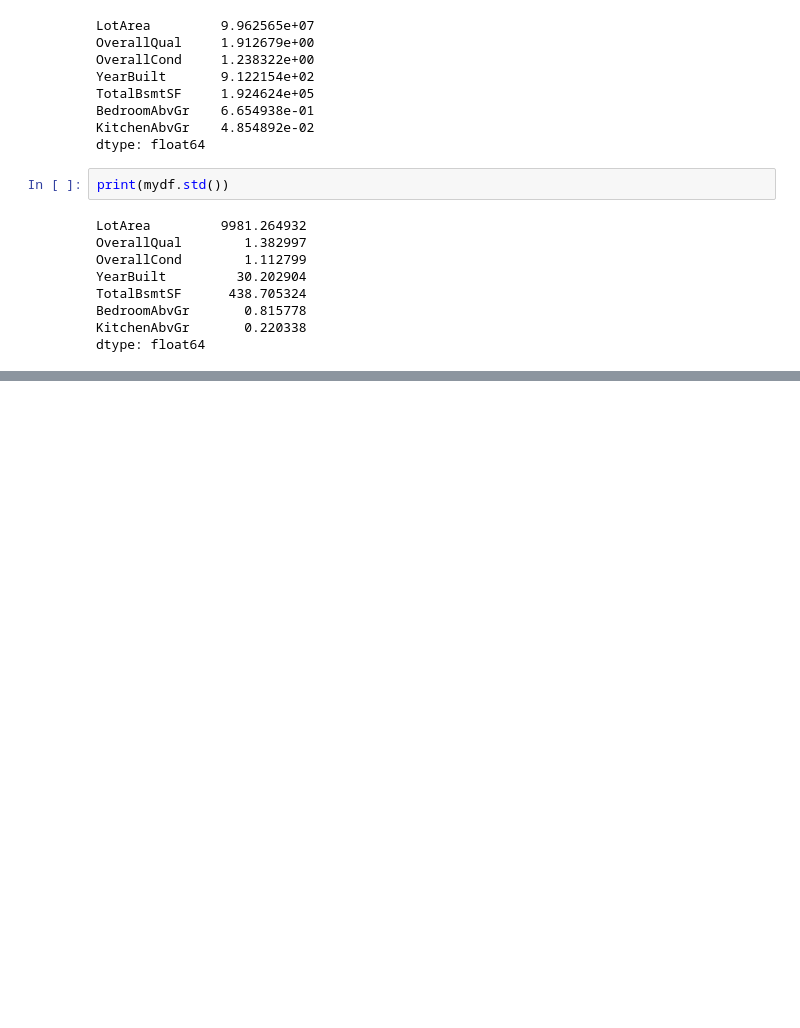
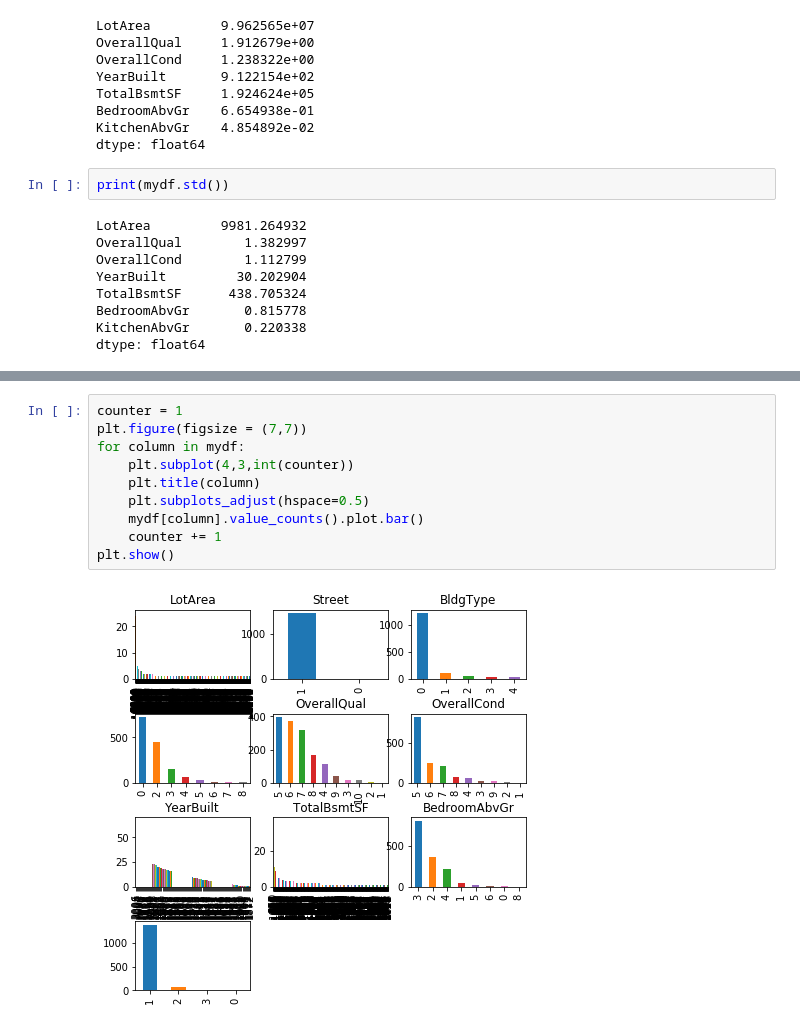
Before and after one commit to jecs89/LearningEveryDay, a Jupyter notebook: ML/Ciencia Dados.ipynb, the cells around one changed output, grey strips where cells are left out. Saved outputs shown, nothing was run; the diff lists cells and outputs as text; blank space fills up the shorter version.

```diff
--- a/ML/Ciencia Dados.ipynb
+++ b/ML/Ciencia Dados.ipynb
@@ -205,0 +314,12 @@ print(mydf)
+# %%
+counter = 1
+plt.figure(figsize = (7,7))
+for column in mydf:
+    plt.subplot(4,3,int(counter))
+    plt.title(column)
+    plt.subplots_adjust(hspace=0.5)
+    mydf[column].value_counts().plot.bar()
+    counter += 1
+plt.show()
+# %% [output]
+[figure, added]
```
Also changed, not shown: parts of 14 cells of this notebook.
